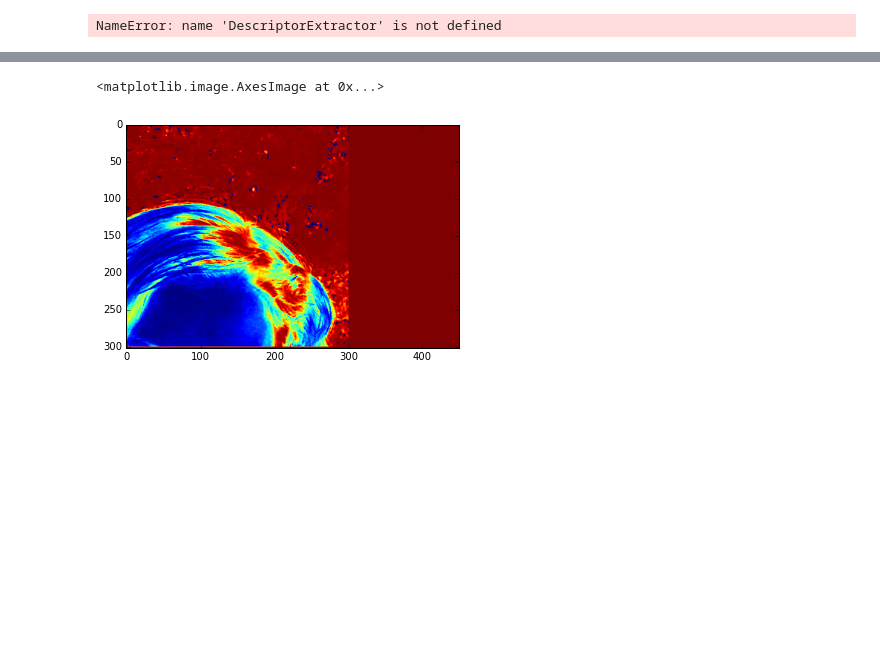
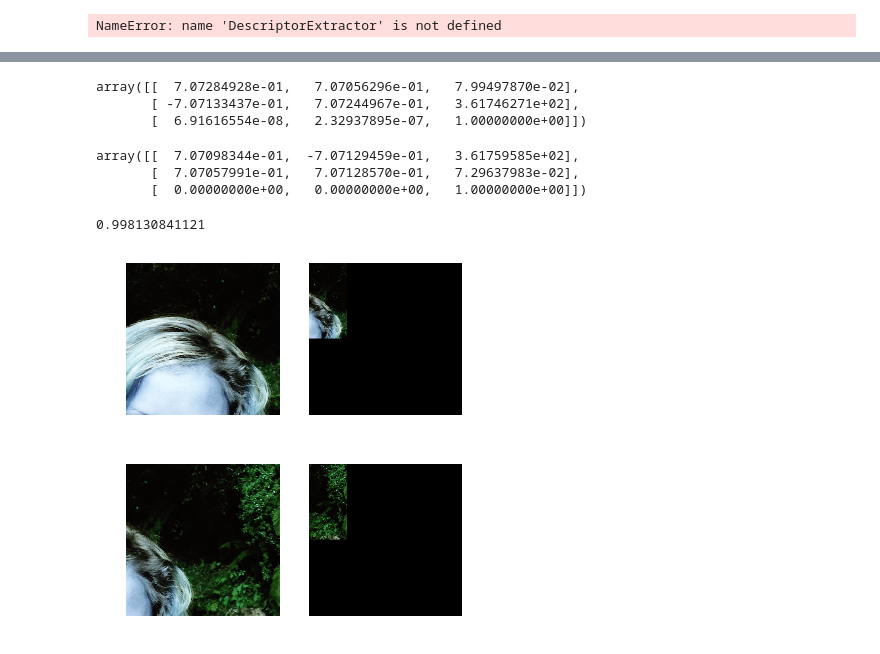
Before and after one commit to johannah/iceview, a Jupyter notebook: iceview/build_mosaic.ipynb, the cells around one changed output, grey strips where cells are left out. Saved outputs shown, nothing was run; the diff lists cells and outputs as text; code cells hidden in the pictures; blank space fills up the shorter version.

```diff
--- a/iceview/build_mosaic.ipynb
+++ b/iceview/build_mosaic.ipynb
@@ -781,0 +993,21 @@ DEBUG:PIL.PngImagePlugin:STREAM IDAT 78 8192
+# %%
+
+
+
+
+
+kp1 = []
+kp2 = []
+
+for match in matches_subset:
+    kp1.append(bk[match.trainIdx])
+    kp2.append(nk[match.queryIdx])
+# TODO set min num matches
+p1 = np.array([k.pt for k in kp1])
+p2 = np.array([k.pt for k in kp2])
+H, status = cv2.findHomography(p1, p2, cv2.RANSAC, 5.0)
+inlierRatio = float(np.sum(status)) / float(len(status))
+# %% [output]
+array([[  7.07284928e-01,   7.07056296e-01,   7.99497870e-02],
+       [ -7.07133437e-01,   7.07244967e-01,   3.61746271e+02],
+       [  6.91616554e-08,   2.32937895e-07,   1.00000000e+00]])
@@ -781,0 +1016,6 @@ DEBUG:PIL.PngImagePlugin:STREAM IDAT 78 8192
+# %%
+warp(bd)
+# %% [output]
+array([[  7.07098344e-01,  -7.07129459e-01,   3.61759585e+02],
+       [  7.07057991e-01,   7.07128570e-01,   7.29637983e-02],
+       [  0.00000000e+00,   0.00000000e+00,   1.00000000e+00]])
@@ -781,0 +1051,4 @@ DEBUG:PIL.PngImagePlugin:STREAM IDAT 78 8192
+# %%
+V12 = np.zeros((bimg.shape[0]+nimg.shape[0], bimg.shape[1] + nimg.shape[1]))
+nrgb_warp = cv2.warpPerspective(nrgb, H, V12.shape)
+brgb_warp = cv2.warpPerspective(brgb, H, V12.shape)
@@ -782,5 +1058,31 @@ DEBUG:PIL.PngImagePlugin:STREAM IDAT 78 8192
+# %%
+
+src = nkk[matches[:,1]][:,::-1]
+dst = bkk[matches[:,0]][:,::-1]
+#        model_robust, inliers = ransac((src, dst), ProjectiveTransform,
+#                                   min_samples=10, residual_threshold=10,
+#                                   stop_sample_num=100, max_trials=300)
+#
+model_robust, inliers = ransac((src, dst), AffineTransform,
+                               min_samples=6, residual_threshold=3,
+                               max_trials=100)
+
+ransac_matches = matches[inliers]
+inlierRatio = ransac_matches.shape[0]/float(matches.shape[0])
+print(inlierRatio)
+# %% [output]
+0.998130841121
+# %%
+def plot_ba(img1,img2):
+    fix, ax = plt.subplots(nrows=1, ncols=2)
+    ax[0].imshow(img1)
+    ax[0].axis('off')
+    ax[1].imshow(img2)
+    ax[1].axis('off')
+plot_ba(brgb, brgb_warp)
+plot_ba(nrgb, nrgb_warp)
+# %% [output]
+[figure, added]
+[figure, added]
 # %%
-plt.imshow(i[:,:,])
+plt.imshow(base_warp)
-# %% [output]
-<matplotlib.image.AxesImage at 0x...>
-[figure, removed]
```
Also changed, not shown: parts of 28 cells of this notebook.
